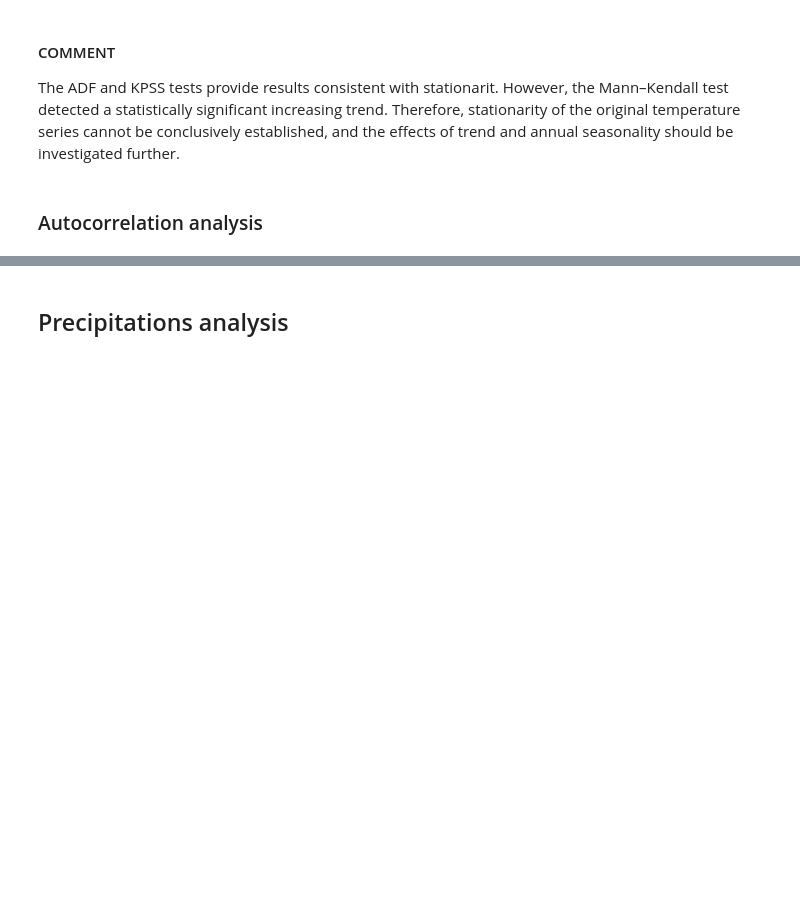
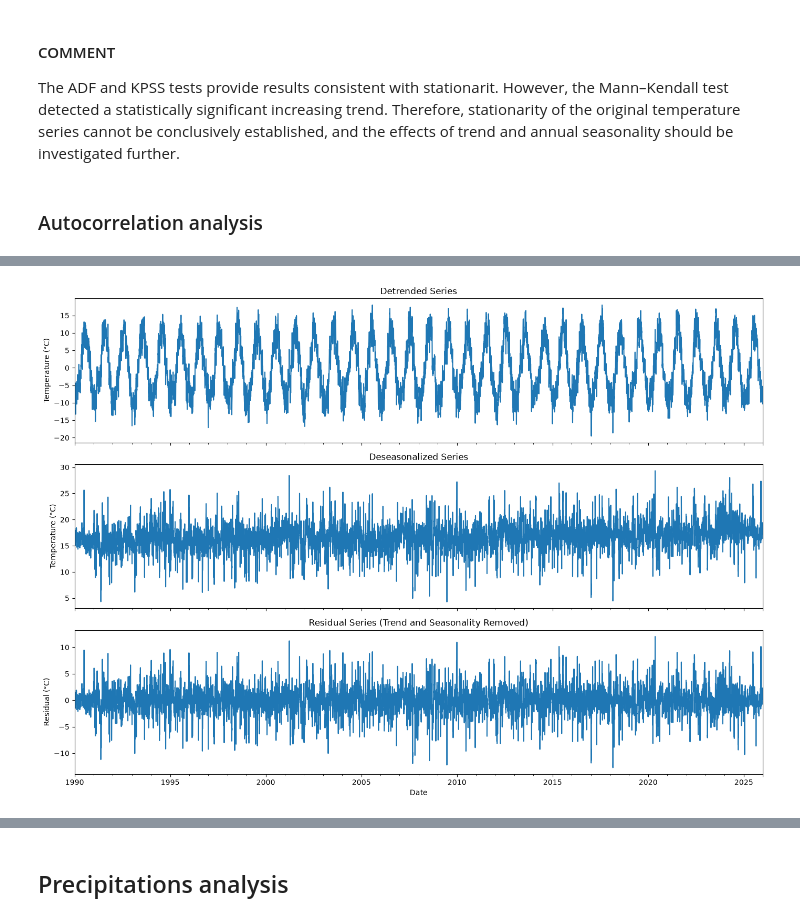
Before and after one commit to SinghSahiljit44/Weather_forecasting, a Jupyter notebook: notebooks/data_analysis.ipynb, the cells around one changed output, grey strips where cells are left out. Saved outputs shown, nothing was run; the diff lists cells and outputs as text; code cells hidden in the pictures; blank space fills up the shorter version.

```diff
--- a/notebooks/data_analysis.ipynb
+++ b/notebooks/data_analysis.ipynb
@@ -443,0 +501,20 @@ The ADF and KPSS tests provide results consistent with stationarit. However, the
+# %%
+fig, axes = plt.subplots(3, 1, figsize=(14, 10), sharex=True)
+
+detrended.plot(ax=axes[0])
+axes[0].set_title("Detrended Series")
+axes[0].set_ylabel("Temperature (°C)")
+
+deseasonalized.plot(ax=axes[1])
+axes[1].set_title("Deseasonalized Series")
+axes[1].set_ylabel("Temperature (°C)")
+
+residual.plot(ax=axes[2])
+axes[2].set_title("Residual Series (Trend and Seasonality Removed)")
+axes[2].set_ylabel("Residual (°C)")
+axes[2].set_xlabel("Date")
+
+plt.tight_layout()
+plt.show()
+# %% [output]
+[figure, added]
```
Also changed, not shown: parts of 27 cells of this notebook.
